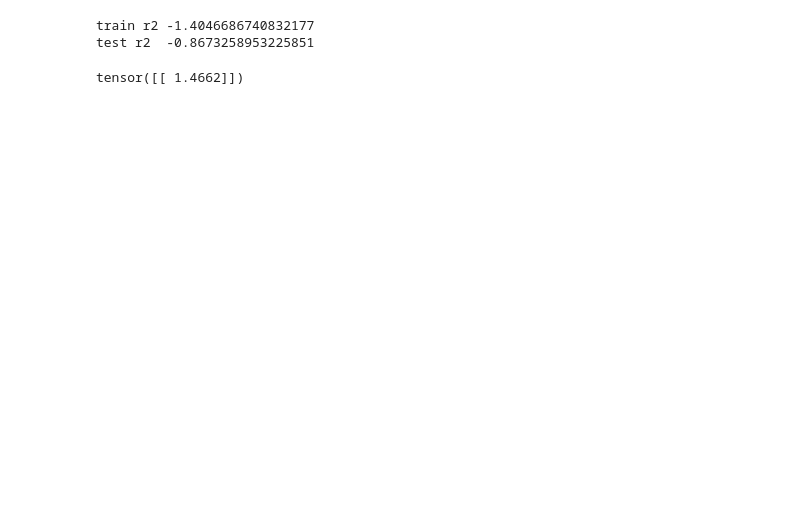
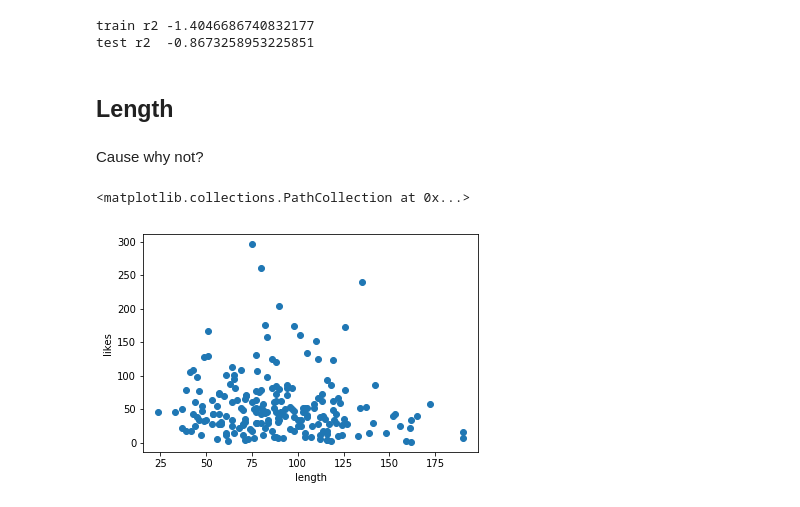
Before and after one commit to vadim0x60/alg-testament-quality, a Jupyter notebook: HumourRegression.ipynb, the cells around one changed output. Cells and saved outputs as stored; diff of their text form; code cells hidden in the pictures; blank space fills up the shorter version.

Commit message:
Length

```diff
--- a/HumourRegression.ipynb
+++ b/HumourRegression.ipynb
@@ -177,7 +188,9 @@ test()
 # %% [output]
 train r2 -1.4046686740832177
 test r2  -0.8673258953225851
-# %%
-predict_likes([X_seq[0]])
-# %% [output]
-tensor([[ 1.4662]])
+# %% [markdown]
+## Length
+# %% [markdown]
+Cause why not?
+# %%
+lengths = [len(text) for text in tweets['text']]
@@ -183,0 +201,7 @@ tensor([[ 1.4662]])
+# %%
+plt.xlabel('length')
+plt.ylabel('likes')
+plt.scatter(lengths, y)
+# %% [output]
+<matplotlib.collections.PathCollection at 0x...>
+[figure, added]
```
Also changed, not shown: parts of 5 cells of this notebook.
